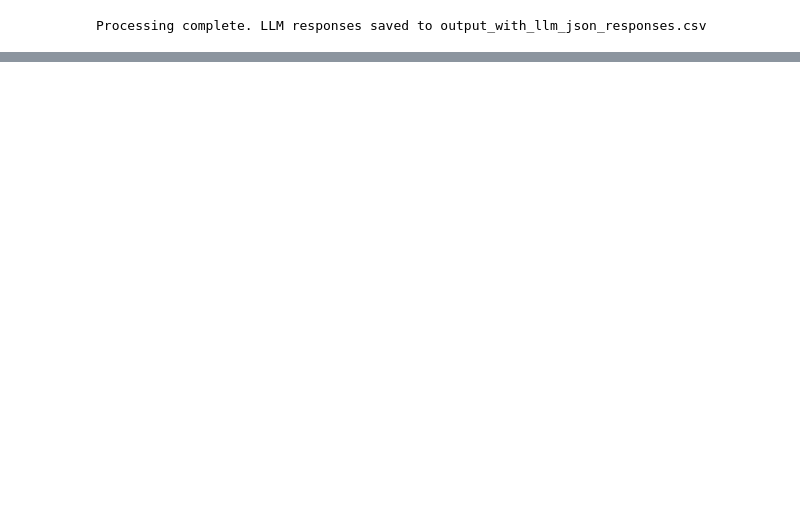
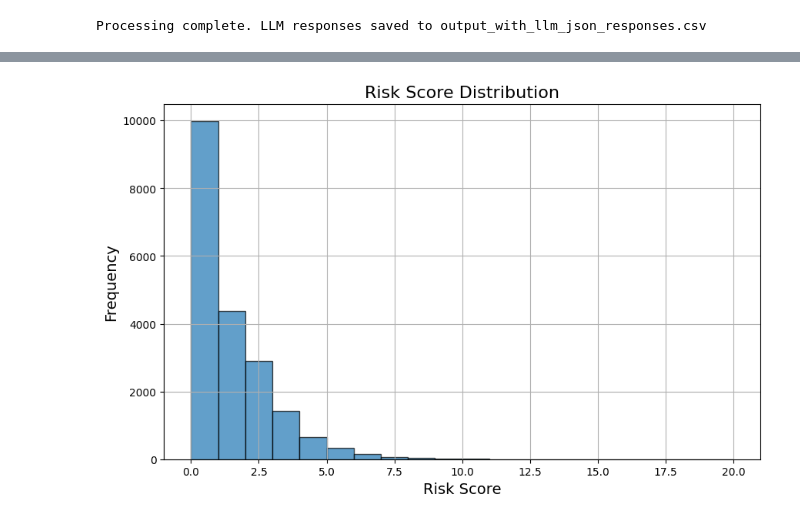
Before and after one commit to Rijtim1/hackathon-AEP-404-brain-not-found, a Jupyter notebook: new.ipynb, the cells around one changed output, grey strips where cells are left out. Cells and saved outputs as stored; diff of their text form; code cells hidden in the pictures; blank space fills up the shorter version.

```diff
--- a/new.ipynb
+++ b/new.ipynb
@@ -201,6 +205,28 @@ def plot_high_risk_keyword_distribution(dataframe, risk_keywords):
     plt.xticks(rotation=45, ha='right')
     plt.grid(True)
     plt.show()
+# %%
+def plot_risk_score_distribution(dataframe, risk_column='RISK_SCORE'):
+    """
+    Plots the distribution of risk scores in the provided dataframe.
+
+    Parameters:
+    - dataframe (pd.DataFrame): The DataFrame containing the risk scores.
+    - risk_column (str): The column name in the DataFrame that contains the risk scores. Default is 'RISK_SCORE'.
+    """
+    # Check if the risk score column exists in the DataFrame
+    if risk_column not in dataframe.columns:
+        print(f"Error: '{risk_column}' column not found in the DataFrame.")
+        return
+
+    # Plot the risk score distribution
+    plt.figure(figsize=(10, 6))
+    plt.hist(dataframe[risk_column].dropna(), bins=20, edgecolor='black', alpha=0.7)  # dropna() to remove missing values
+    plt.title('Risk Score Distribution', fontsize=16)
+    plt.xlabel('Risk Score', fontsize=14)
+    plt.ylabel('Frequency', fontsize=14)
+    plt.grid(True)
+    plt.show()
 # %%
 llm_model = initialize_llm()
 # %%
@@ -260,0 +287,4 @@ plot_high_risk_keyword_distribution(processed_df, SIF_KEYWORDS)
+# %%
+plot_risk_score_distribution(dataframe=dataframe)
+# %% [output]
+[figure, added]
```
Also changed, not shown: parts of 5 cells of this notebook.
